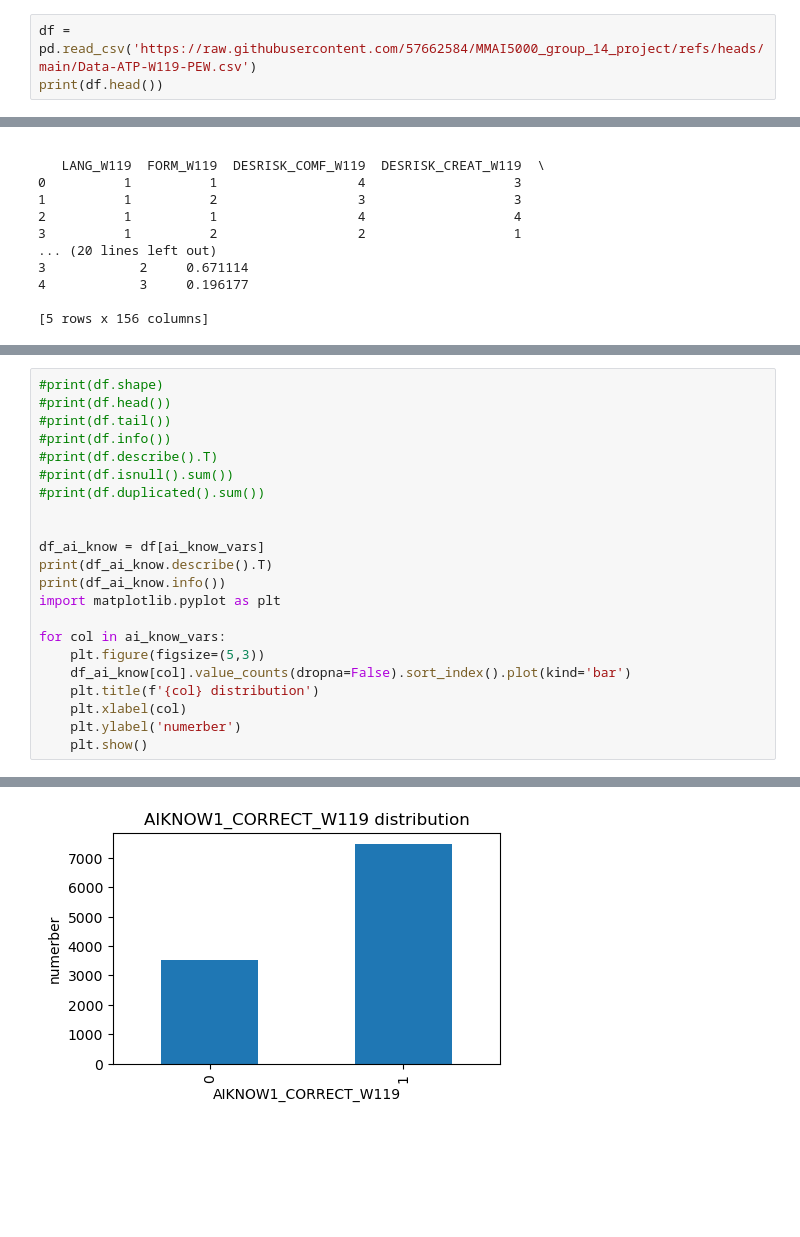
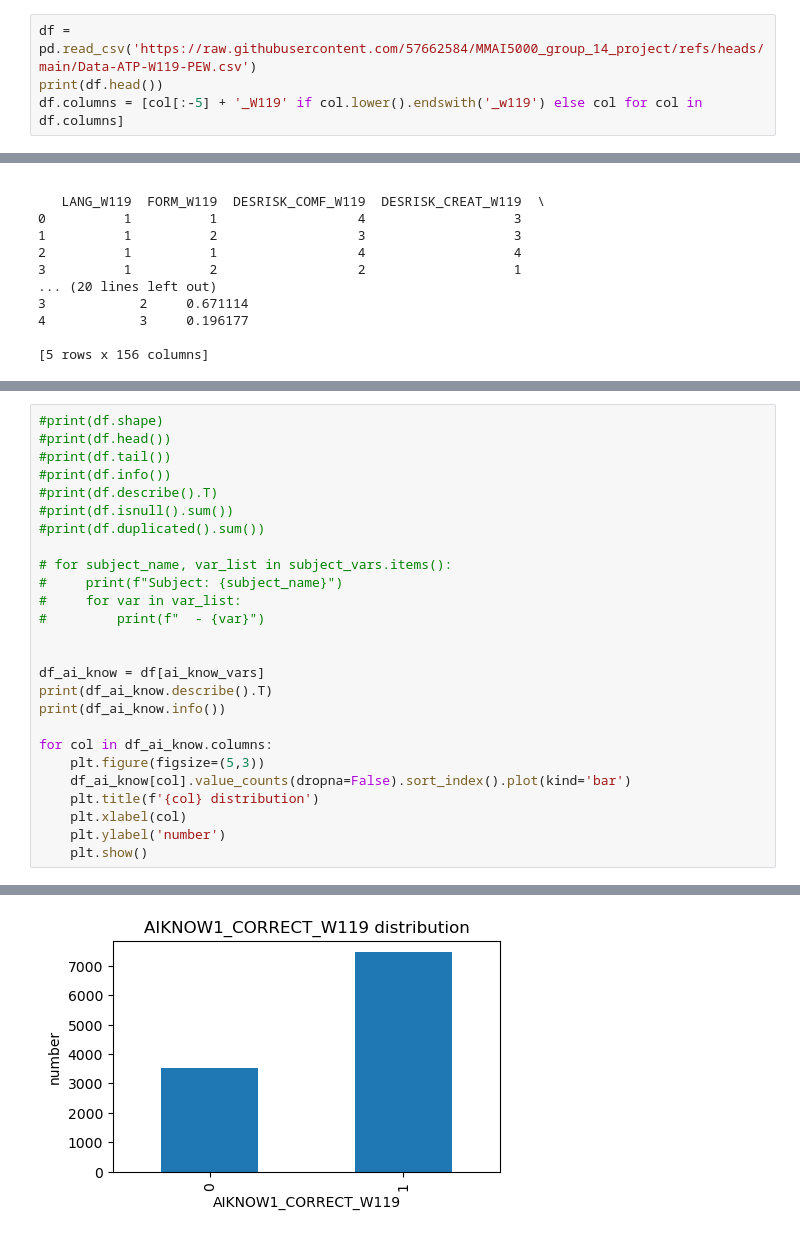
Before and after one commit to 57662584/MMAI5000_group_14_project, a Jupyter notebook: 5000 group project.ipynb, the cells around one changed output, grey strips where cells are left out. Saved outputs shown, nothing was run; the diff lists cells and outputs as text; blank space fills up the shorter version.

```diff
--- a/5000 group project.ipynb
+++ b/5000 group project.ipynb
@@ -35,6 +15,7 @@ ModuleNotFoundError: No module named 'dmba'
 # %%
 df = pd.read_csv('https://raw.githubusercontent.com/57662584/MMAI5000_group_14_project/refs/heads/main/Data-ATP-W119-PEW.csv')
 print(df.head())
+df.columns = [col[:-5] + '_W119' if col.lower().endswith('_w119') else col for col in df.columns]
 # %% [output]
      QKEY INTERVIEW_START_W119   INTERVIEW_END_W119  DEVICE_TYPE_W119  \
 0  100314  12/13/2022 23:12:27  12/13/2022 23:23:59                 2
@@ -197,35 +279,39 @@ industry_vars = [
 #print(df.isnull().sum())
 #print(df.duplicated().sum())
 
+# for subject_name, var_list in subject_vars.items():
+#     print(f"Subject: {subject_name}")
+#     for var in var_list:
+#         print(f"  - {var}")
+
 
 df_ai_know = df[ai_know_vars]
 print(df_ai_know.describe().T)
 print(df_ai_know.info())
-import matplotlib.pyplot as plt
 
-for col in ai_know_vars:
+for col in df_ai_know.columns:
     plt.figure(figsize=(5,3))
     df_ai_know[col].value_counts(dropna=False).sort_index().plot(kind='bar')
     plt.title(f'{col} distribution')
     plt.xlabel(col)
-    plt.ylabel('numerber')
+    plt.ylabel('number')
     plt.show()
 # %% [output]
                         count      mean       std  min  25%  50%  75%  max
 AIKNOW1_CORRECT_W119  11004.0  0.678844  0.466942  0.0  0.0  1.0  1.0  1.0
 AIKNOW2_CORRECT_W119  11004.0  0.599328  0.490057  0.0  0.0  1.0  1.0  1.0
 AIKNOW3_CORRECT_W119  11004.0  0.546529  0.497853  0.0  0.0  1.0  1.0  1.0
 AIKNOW5_CORRECT_W119  11004.0  0.721283  0.448388  0.0  0.0  1.0  1.0  1.0
 AIKNOW6_CORRECT_W119  11004.0  0.678935  0.466907  0.0  0.0  1.0  1.0  1.0
 AIKNOW7_CORRECT_W119  11004.0  0.659215  0.473995  0.0  0.0  1.0  1.0  1.0
 <class 'pandas.core.frame.DataFrame'>
 RangeIndex: 11004 entries, 0 to 11003
 Data columns (total 6 columns):
  #   Column                Non-Null Count  Dtype
 ---  ------                --------------  -----
 ... (5 lines left out)
  5   AIKNOW7_CORRECT_W119  11004 non-null  int64
 dtypes: int64(6)
 memory usage: 515.9 KB
 None
-[figure, old version]
+[figure, new version]
```
Also changed, not shown: parts of 15 cells of this notebook.
